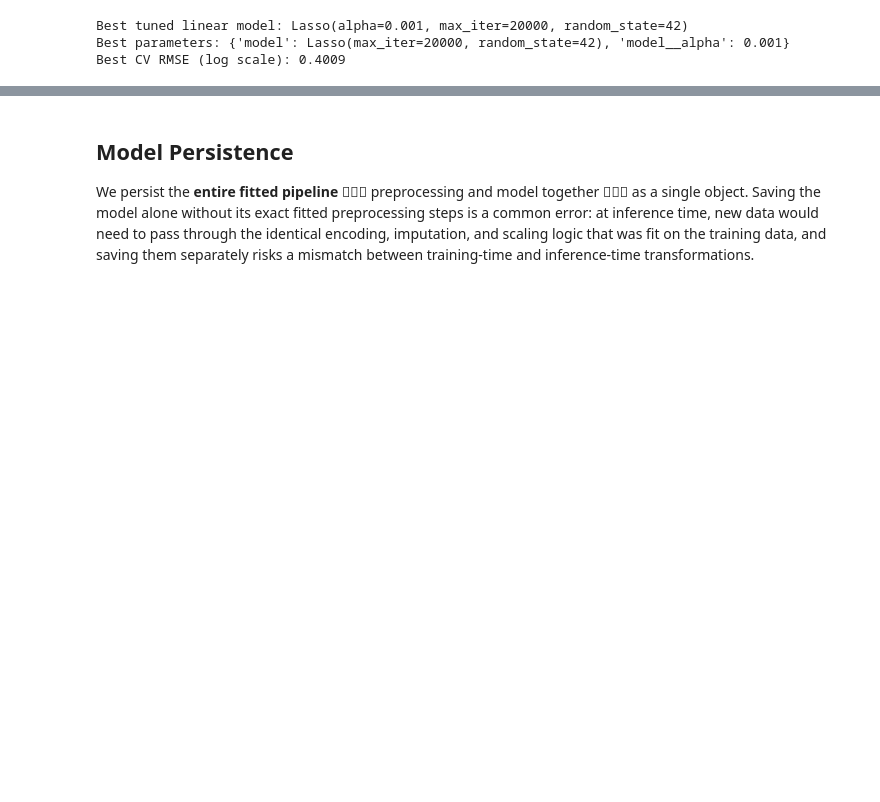
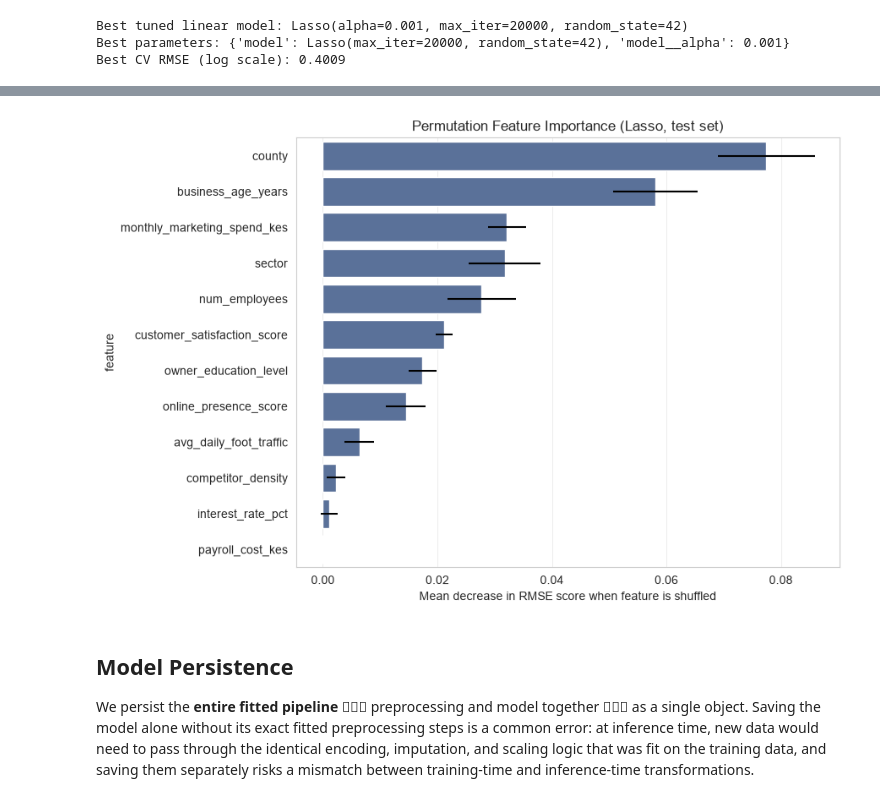
Before and after one commit to course-files/RegressionAndClassification, a Jupyter notebook: 1_regression.ipynb, the cells around one changed output, grey strips where cells are left out. Cells and saved outputs as stored; diff of their text form; code cells hidden in the pictures; blank space fills up the shorter version.

```diff
--- a/1_regression.ipynb
+++ b/1_regression.ipynb
@@ -1738,35 +1903,37 @@ from sklearn.inspection import permutation_importance
 best_pipeline = grid_search_linear.best_estimator_
 best_model_name = best_pipeline.named_steps["model"].__class__.__name__
 
 perm_result = permutation_importance(
     best_pipeline,
-    X_test_corr_vif_rfe_lasso,
+    X_test,
     y_test_log,
     n_repeats=10,
     random_state=RANDOM_STATE,
     scoring="neg_root_mean_squared_error",
     n_jobs=-1
 )
 
 perm_importance_df = pd.DataFrame({
-    "feature": X_test_corr_vif_rfe_lasso.columns,
+    "feature": X_test.columns,
     "importance_mean": perm_result.importances_mean,
     "importance_std": perm_result.importances_std,
 }).sort_values("importance_mean", ascending=False)
 
 plt.figure(figsize=(9, 6))
 top = perm_importance_df.head(12)
 sns.barplot(
     data=top,
     y="feature",
     x="importance_mean",
     color="#4F6EA4",
     xerr=top["importance_std"]
 )
 plt.title(f"Permutation Feature Importance ({best_model_name}, test set)")
 plt.xlabel("Mean decrease in RMSE score when feature is shuffled")
 plt.tight_layout()
 plt.show()
+# %% [output]
+[figure, added]
 # %% [markdown]
 ## Model Persistence
 
```
Also changed, not shown: parts of 18 cells of this notebook.
